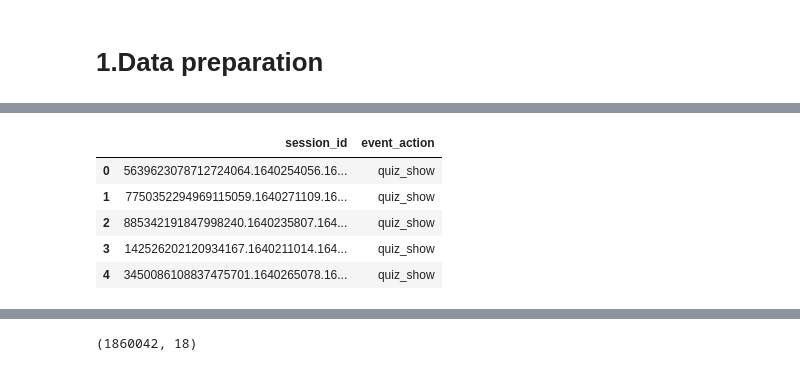
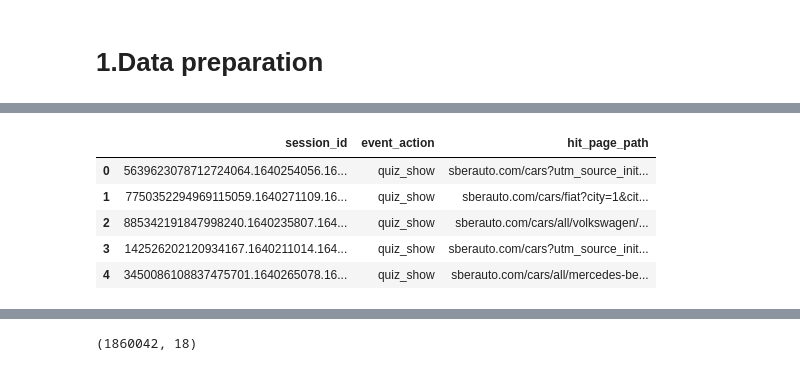
Before and after one commit to proger-n/SberAutopodpiska_analysis, a Jupyter notebook: JupyterNotebooks/final_project_1.ipynb, the cells around one changed output, grey strips where cells are left out. Saved outputs shown, nothing was run; the diff lists cells and outputs as text; code cells hidden in the pictures.

```diff
--- a/JupyterNotebooks/final_project_1.ipynb
+++ b/JupyterNotebooks/final_project_1.ipynb
@@ -51,12 +58,12 @@ df_hits.head()
 | 3 | 142526202120934167.1640211014.164... | 2021-12-23 | 934292.0 | 46 | event | NaN | sberauto.com/cars?utm_source_init... | quiz | ... |
 | 4 | 3450086108837475701.1640265078.16... | 2021-12-23 | 768741.0 | 79 | event | NaN | sberauto.com/cars/all/mercedes-be... | quiz | ... |
 # %%
-df_hits = df_hits[['session_id', 'event_action']]
-df_hits.head()
+df_hits_usable = df_hits[['session_id', 'event_action', 'hit_page_path']]
+df_hits_usable.head()
 # %% [output]
-|  | session_id | event_action |
-| 0 | 5639623078712724064.1640254056.16... | quiz_show |
-| 1 | 7750352294969115059.1640271109.16... | quiz_show |
-| 2 | 885342191847998240.1640235807.164... | quiz_show |
-| 3 | 142526202120934167.1640211014.164... | quiz_show |
-| 4 | 3450086108837475701.1640265078.16... | quiz_show |
+|  | session_id | event_action | hit_page_path |
+| 0 | 5639623078712724064.1640254056.16... | quiz_show | sberauto.com/cars?utm_source_init... |
+| 1 | 7750352294969115059.1640271109.16... | quiz_show | sberauto.com/cars/fiat?city=1&cit... |
+| 2 | 885342191847998240.1640235807.164... | quiz_show | sberauto.com/cars/all/volkswagen/... |
+| 3 | 142526202120934167.1640211014.164... | quiz_show | sberauto.com/cars?utm_source_init... |
+| 4 | 3450086108837475701.1640265078.16... | quiz_show | sberauto.com/cars/all/mercedes-be... |
```
Also changed, not shown: parts of 34 cells of this notebook.
